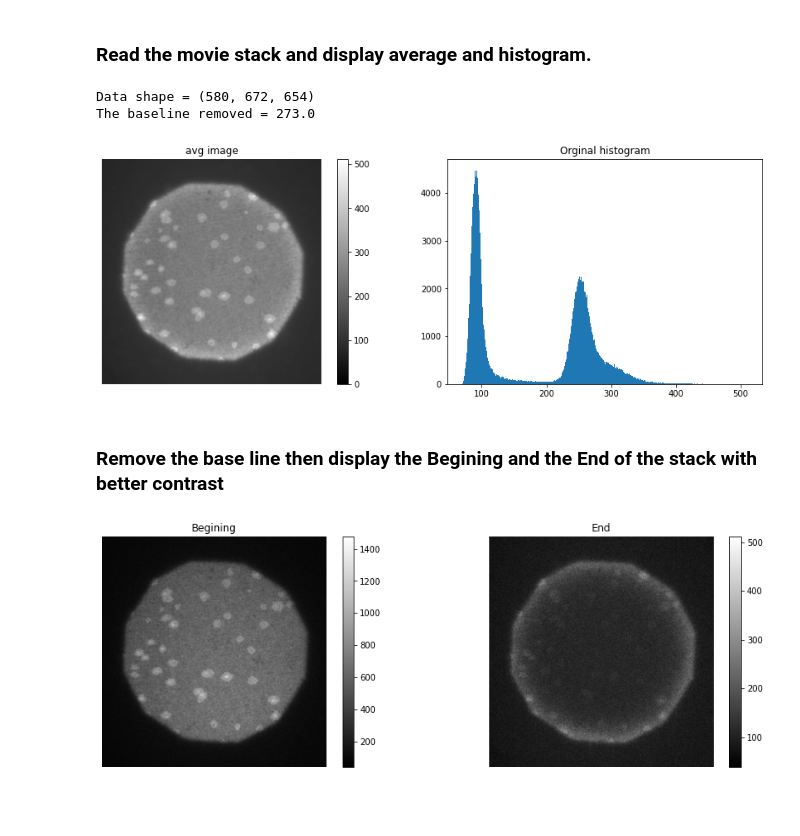
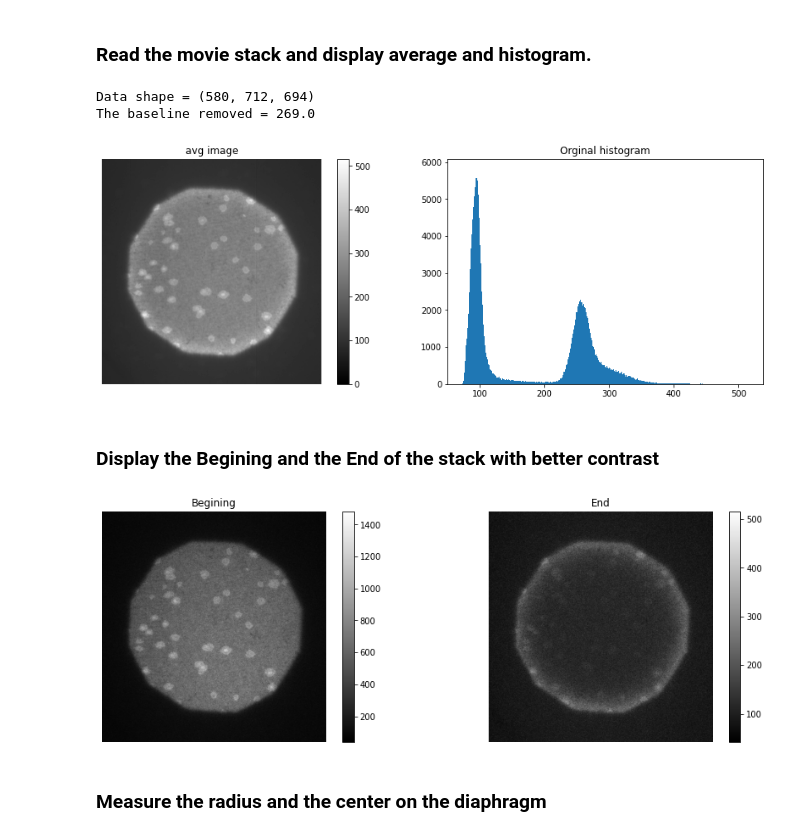
Before and after one commit to ahmed344/SLB_fluidity, a Jupyter notebook: continuous photobleaching.ipynb, the cells around one changed output. Drawn from its saved outputs; the diff is of its cells as text; code cells hidden in the pictures; blank space fills up the shorter version.

```diff
--- a/continuous photobleaching.ipynb
+++ b/continuous photobleaching.ipynb
@@ -17,37 +17,37 @@ from skimage import io, filters
 ### Read the movie stack and display average and histogram.
 # %%
 # Read the movie stack
-stack = io.imread("data/20210928_BioAvidin_negative/movie-600-fast2.tif")[20:, 200:-130, 180:-170].astype(np.float64)
+stack = io.imread("data/20210928_BioAvidin_negative/movie-600-fast2.tif")[20:, 180:-110, 160:-150].astype(np.float64)
 
 # Print the dimension of the stack
 print('Data shape =',stack.shape)
 
 # Remove the baseline
 print('The baseline removed =', stack.min())
 stack -= stack.min()
 
 # display the average and it's histogram
 plt.figure(figsize=(15,5))
 
 # Average the movie
 avg = np.mean(stack, axis=0)
 
 plt.subplot(121)
 plt.axis('off')
 plt.title('avg image')
 plt.imshow(avg, cmap = "gray", vmin=0)
 plt.colorbar();
 
 plt.subplot(122)
 plt.title('Orginal histogram')
 plt.hist(avg.ravel(), bins = 1000);
 #plt.xlim(300,800);
 # %% [output]
-Data shape = (580, 672, 654)
-The baseline removed = 273.0
+Data shape = (580, 712, 694)
+The baseline removed = 269.0
-[figure, old version]
+[figure, new version]
 # %% [markdown]
-### Remove the base line then display the Begining and the End of the stack with better contrast
+### Display the Begining and the End of the stack with better contrast
 # %%
 # display the image with better brightness and contrast
 plt.figure(figsize=(15,5))
@@ -64,7 +64,9 @@ plt.title('End')
 plt.imshow(stack[-5:].mean(axis = 0), cmap = "gray")
 plt.colorbar();
 # %% [output]
-[figure, old version]
+[figure, new version]
+# %% [markdown]
+### Measure the radius and the center on the diaphragm
 # %%
 # Getting the threshold of edge filtered image
 threshold = filters.threshold_otsu(avg)
```
Also changed, not shown: parts of 4 cells of this notebook.
